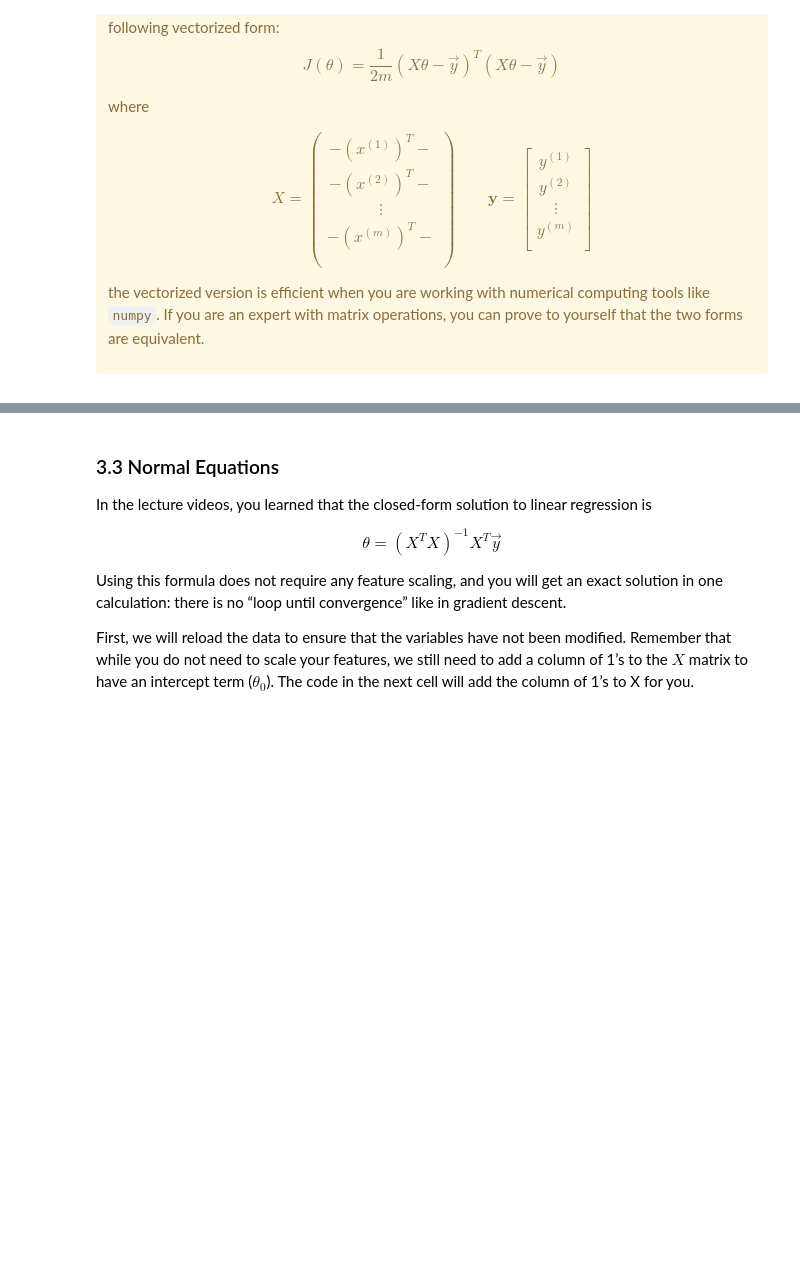
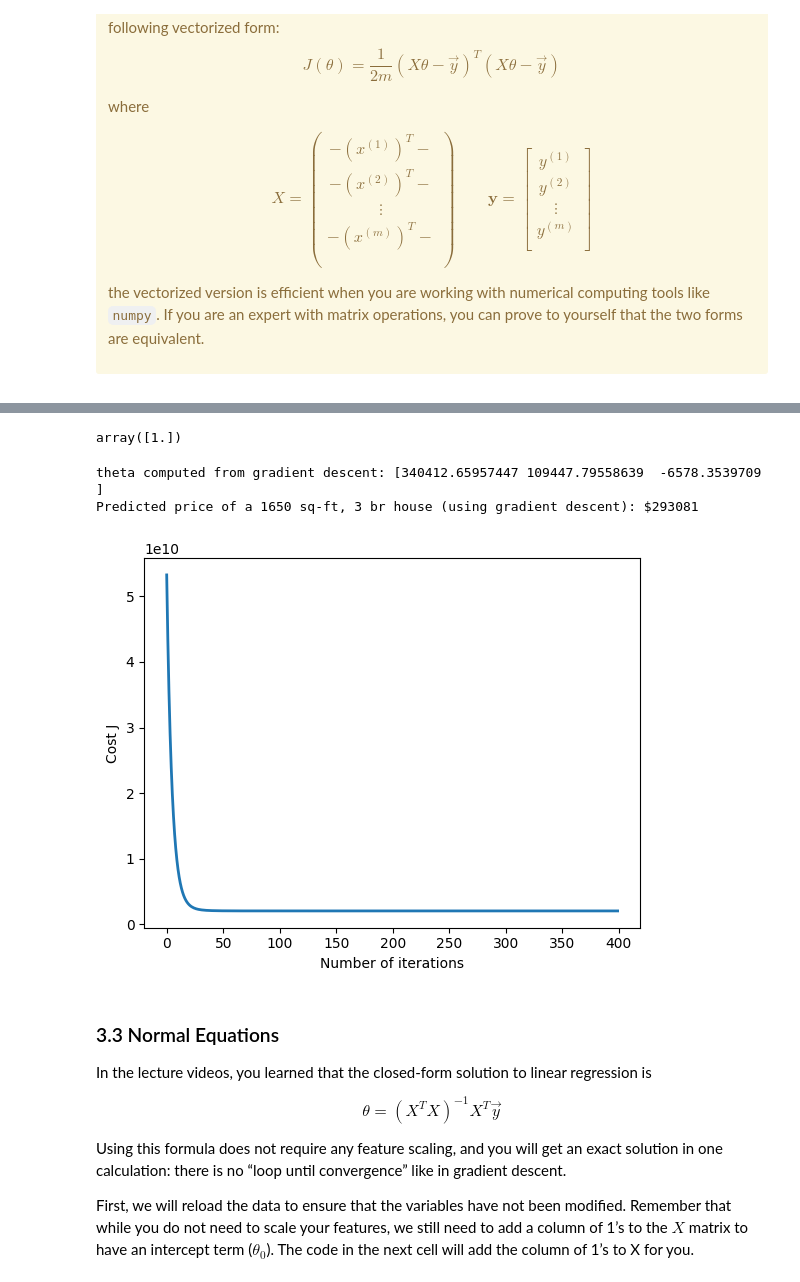
Before and after one commit to Andrei481/RL_Project, a Jupyter notebook: Year 1/Sem 1/FML/FML_Laboratory 01/Laboratory 01.ipynb, the cells around one changed output, grey strips where cells are left out. Saved outputs shown, nothing was run; the diff lists cells and outputs as text; code cells hidden in the pictures; blank space fills up the shorter version.

```diff
--- a/Year 1/Sem 1/FML/FML_Laboratory 01/Laboratory 01.ipynb
+++ b/Year 1/Sem 1/FML/FML_Laboratory 01/Laboratory 01.ipynb
@@ -283,9 +301,15 @@ def computeCost(X, y, theta):
     # You need to return the following variables correctly
     J = 0
     # ====================== YOUR CODE HERE =====================
-    pred = np.dot(X, theta)
-    error = np.square(pred - y)
-    J = 1/(2*m)*np.sum(error)
+    # pred = np.dot(X, theta)
+    # # print(pred.shape)
+    # error = np.square(pred - y)
+    # J = 1/(2*m)*np.sum(error)
+    for i in range(m):
+        pred = np.dot(X[i], theta)
+        error = (pred - y[i])**2
+        J += error
+    J *= 1/(2*m)
     # ===========================================================
     return J
 # %% [markdown]
@@ -379,9 +403,15 @@ def gradientDescent(X, y, theta, alpha, num_iters):
 
     for i in range(num_iters):
         # ==================== YOUR CODE HERE =================================
-        pred = np.dot(X, theta)
-        error = pred - y
-        theta -= alpha*(1/m)*(np.dot(X.T, error))
+        # pred = np.dot(X, theta)
+        # error = pred - y
+        # theta -= alpha*(1/m)*(np.dot(X.T, error))
+        sum_gradients = 0
+        for j in range(m):
+            pred = np.dot(X[j], theta)
+            error = pred - y[j]
+            sum_gradients += error * X[j]
+        theta -= alpha*1/m*sum_gradients
         # =====================================================================
 
         # save the cost J in every iteration
@@ -662,8 +692,8 @@ def computeCostMulti(X, y, theta):
     J = 0
 
     # ======================= YOUR CODE HERE ===========================
-
-
+    error = np.dot(X, theta) - y
+    J = 1/(2*m)*np.dot(error.T, error)
     # ==================================================================
     return J
 # %%
@@ -714,7 +744,10 @@ def gradientDescentMulti(X, y, theta, alpha, num_iters):
 
     for i in range(num_iters):
         # ======================= YOUR CODE HERE ==========================
-
+        pred = np.dot(X, theta)
+        error = pred - y
+        gradients = (1 / m) * np.dot(X.T, error)
+        theta -= alpha * gradients
 
         # =================================================================
 
@@ -751,6 +784,10 @@ Using the best learning rate that you found, run the script
 to run gradient descent until convergence to find the final values of $\theta$. Next,
 use this value of $\theta$ to predict the price of a house with 1650 square feet and
 3 bedrooms. You will use value later to check your implementation of the normal equations. Don’t forget to normalize your features when you make this prediction!
+# %%
+np.ones(1)
+# %% [output]
+array([1.])
 # %%
 """
 Instructions
@@ -768,36 +805,41 @@ alpha and see which one gives you the best result.
 Finally, you should complete the code at the end to predict the price
 of a 1650 sq-ft, 3 br house.
 
 Hint
 ----
 At prediction, make sure you do the same feature normalization.
 """
 # Choose some alpha value - change this
 alpha = 0.1
 num_iters = 400
-
 # init theta and run gradient descent
 theta = np.zeros(3)
 theta, J_history = gradientDescentMulti(X, y, theta, alpha, num_iters)
 
 # Plot the convergence graph
 pyplot.plot(np.arange(len(J_history)), J_history, lw=2)
 pyplot.xlabel('Number of iterations')
 pyplot.ylabel('Cost J')
 
 # Display the gradient descent's result
 print('theta computed from gradient descent: {:s}'.format(str(theta)))
 
 # Estimate the price of a 1650 sq-ft, 3 br house
 # ======================= YOUR CODE HERE ===========================
 # Recall that the first column of X is all-ones.
 # Thus, it does not need to be normalized.
-
-price = 0   # You should change this
+X_test = np.array([1650, 3])
+X_test_norm = (X_test - mu) / sigma
+X_test = np.concatenate([np.ones(1), X_test_norm])
+price = np.dot(X_test, theta)  # You should change this
 
 # ===================================================================
 
 print('Predicted price of a 1650 sq-ft, 3 br house (using gradient descent): ${:.0f}'.format(price))
+# %% [output]
+theta computed from gradient descent: [340412.65957447 109447.79558639  -6578.3539709 ]
+Predicted price of a 1650 sq-ft, 3 br house (using gradient descent): $293081
+[figure, added]
 # %% [markdown]
 <a id="section7"></a>
 ### 3.3 Normal Equations
```
Also changed, not shown: parts of 4 cells of this notebook.
